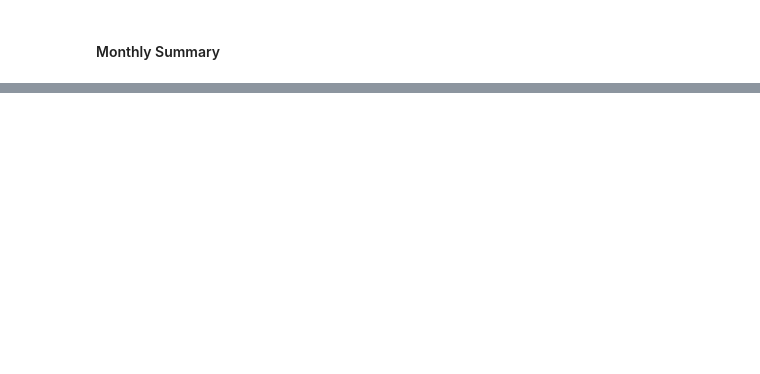
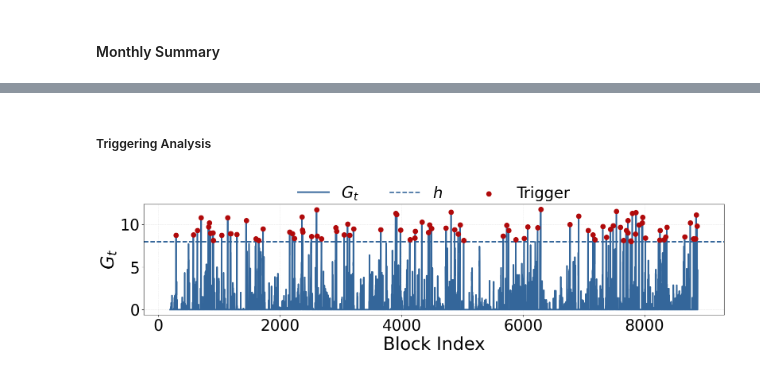
Before and after one commit to SafeNetIoT/LANTERN, a Jupyter notebook: system/analysis.ipynb, the cells around one changed output, grey strips where cells are left out. Saved outputs shown, nothing was run; the diff lists cells and outputs as text; code cells hidden in the pictures; blank space fills up the shorter version.

```diff
--- a/system/analysis.ipynb
+++ b/system/analysis.ipynb
@@ -365 +453,79 @@ FileNotFoundError: [Errno 2] No such file or directory: '../data/ana/monthly_dri
 [figure]
+# %% [markdown]
+##### Triggering Analysis
+# %%
+import pandas as pd
+import matplotlib.pyplot as plt
+
+df = pd.read_csv("../../LANTERN/data/rq3/h8/test_blocks.csv")
+
+if "data_split" in df.columns:
+    df = df[df["data_split"] == "test"].copy()
+
+df = df.sort_values("block_index").reset_index(drop=True)
+triggers = df[df["trigger_decision"] == 1].copy()
+
+FIG_SIZE = (16, 5)
+FONT_LABEL = 32
+FONT_TICK = 28
+FONT_LEGEND = 28
+
+COLORS = {
+    "g_stat": "#34669A",
+    "threshold": "#34669A",
+    "trigger": "#B00A0B",
+}
+
+h_value = df["h"].dropna().iloc[0]
+
+fig, ax = plt.subplots(figsize=FIG_SIZE)
+
+ax.plot(
+    df["block_index"],
+    df["g_stat"],
+    linewidth=2.8,
+    color=COLORS["g_stat"],
+    label=r"$G_t$"
+)
+
+ax.axhline(
+    h_value,
+    linestyle="--",
+    linewidth=2.2,
+    color=COLORS["threshold"],
+    label=r"$h$"
+)
+
+if len(triggers) > 0:
+    ax.scatter(
+        triggers["block_index"],
+        triggers["g_stat"],
+        s=75,
+        color=COLORS["trigger"],
+        zorder=5,
+        label="Trigger"
+    )
+
+'''
+for x in triggers["block_index"]:
+    ax.axvline(x, color=COLORS["trigger"], linestyle=":", linewidth=1.2, alpha=0.25)
+'''
+
+ax.set_xlabel("Block Index", fontsize=FONT_LABEL)
+ax.set_ylabel(r"$G_t$", fontsize=FONT_LABEL)
+ax.tick_params(axis="both", labelsize=FONT_TICK)
+ax.grid(alpha=0.3, linestyle="--", linewidth=0.6)
+
+ax.legend(
+    loc="upper center",
+    bbox_to_anchor=(0.5, 1.3),
+    ncol=3,
+    fontsize=FONT_LEGEND,
+    frameon=False
+)
+
+plt.tight_layout()
+plt.savefig("../data/rq3/figs/rq3_operational_behaviour_dynamic.pdf", bbox_inches="tight")
+plt.show()
+# %% [output]
+[figure, added]
```
Also changed, not shown: parts of 11 cells of this notebook, 28 other files.
